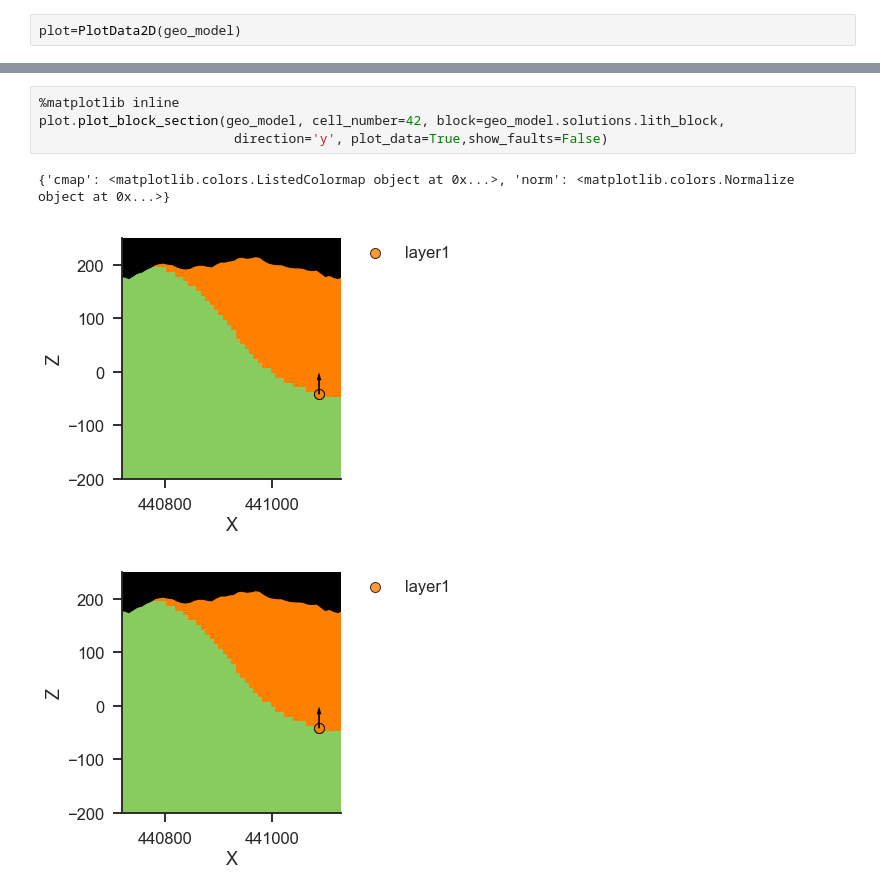
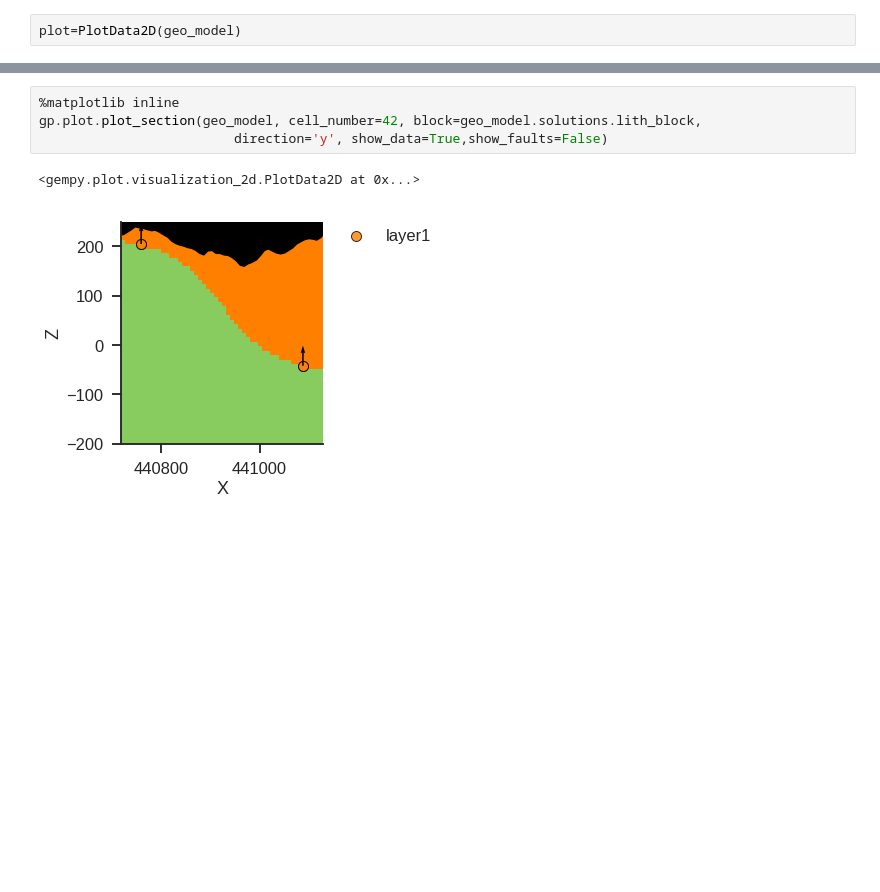
Before and after one commit to gempy-project/gempy, a Jupyter notebook: notebooks/tutorials/ch1-7-Adding_Topography.ipynb, the cells around one changed output, grey strips where cells are left out. Saved outputs shown, nothing was run; the diff lists cells and outputs as text; blank space fills up the shorter version.

```diff
--- a/notebooks/tutorials/ch1-7-Adding_Topography.ipynb
+++ b/notebooks/tutorials/ch1-7-Adding_Topography.ipynb
@@ -109,8 +105,7 @@ Lithology ids
 # %%
 %matplotlib inline
-plot.plot_block_section(geo_model, cell_number=42, block=geo_model.solutions.lith_block,
-                         direction='y', plot_data=True,show_faults=False)
+gp.plot.plot_section(geo_model, cell_number=42, block=geo_model.solutions.lith_block,
+                         direction='y', show_data=True,show_faults=False)
 # %% [output]
-{'cmap': <matplotlib.colors.ListedColormap object at 0x...>, 'norm': <matplotlib.colors.Normalize object at 0x...>}
+<gempy.plot.visualization_2d.PlotData2D at 0x...>
-[figure, old version]
+[figure, new version]
-[figure, removed]
```
Also changed, not shown: parts of 8 cells of this notebook, 9 other files.
